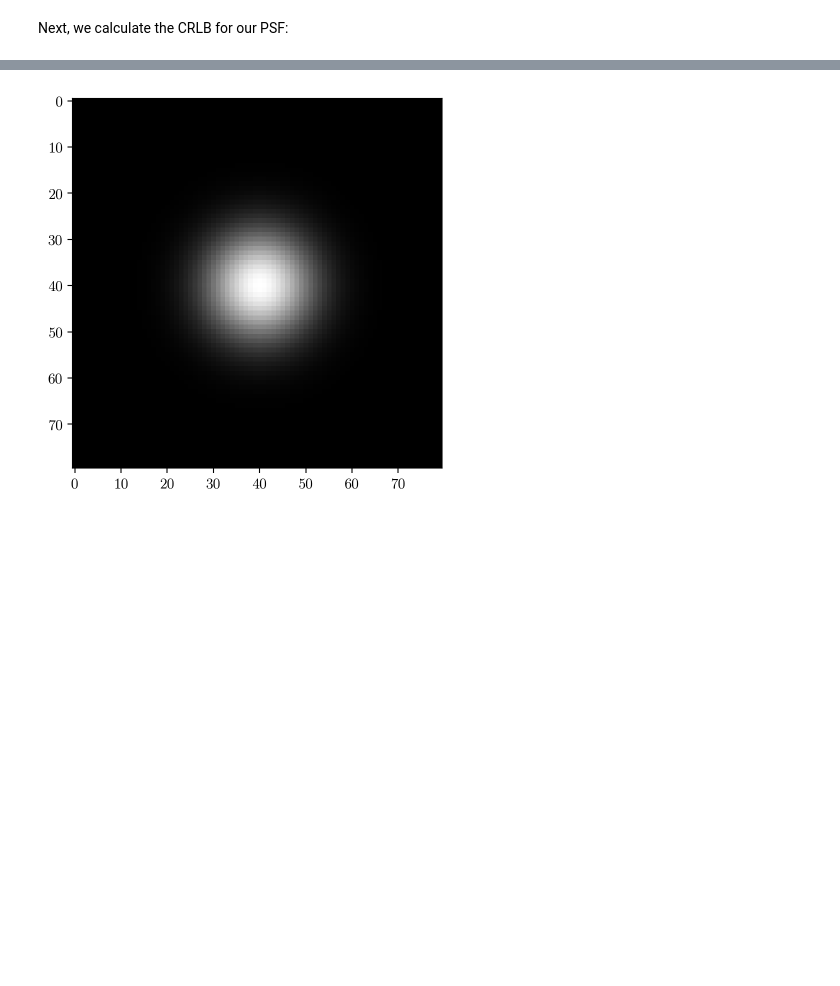
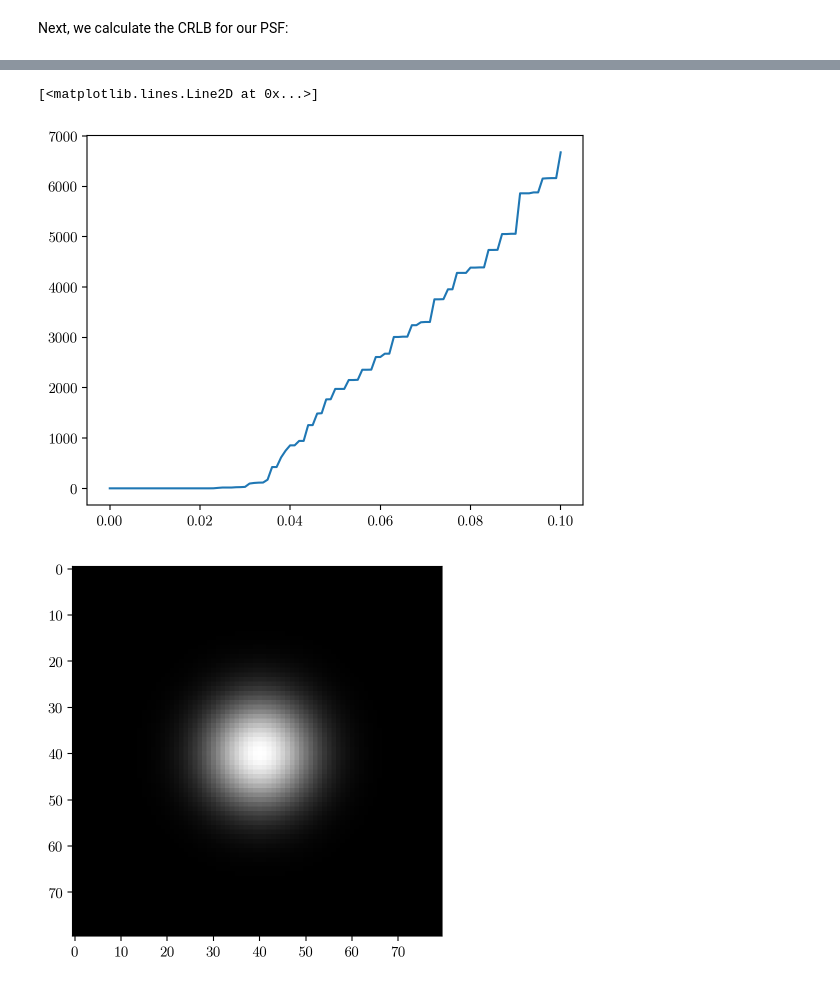
Before and after one commit to till-robert/YOLOtrack11, a Jupyter notebook: notebooks/crlb.ipynb, the cells around one changed output, grey strips where cells are left out. Saved outputs shown, nothing was run; the diff lists cells and outputs as text; code cells hidden in the pictures; blank space fills up the shorter version.

```diff
--- a/notebooks/crlb.ipynb
+++ b/notebooks/crlb.ipynb
@@ -130,3 +129,15 @@ np.savez("crlb_results.npz", z_space=z_space, std_z=std_z, std_xy=std_xy)
+# %%
+alphas = np.linspace(0,0.1,101)
+sums = []
+from tqdm import tqdm
+for alpha in tqdm(alphas):
+    sums.append(np.sum((alpha*np.abs(psf-2e4)).clip(0,2**16-1).astype(np.uint16), axis=(1,2)))
+sums = np.array(sums)
+# %%
+plt.plot(alphas, sums[:,1])
+# %% [output]
+[<matplotlib.lines.Line2D at 0x...>]
+[figure, added]
 # %%
 import image_generator as ig
 objects = ig.pd.DataFrame({"label":"Spot", "i":2**15, "s":8, "x":40,"y":40}, index=[0])
```
Also changed, not shown: parts of 3 cells of this notebook, 7 other files.
